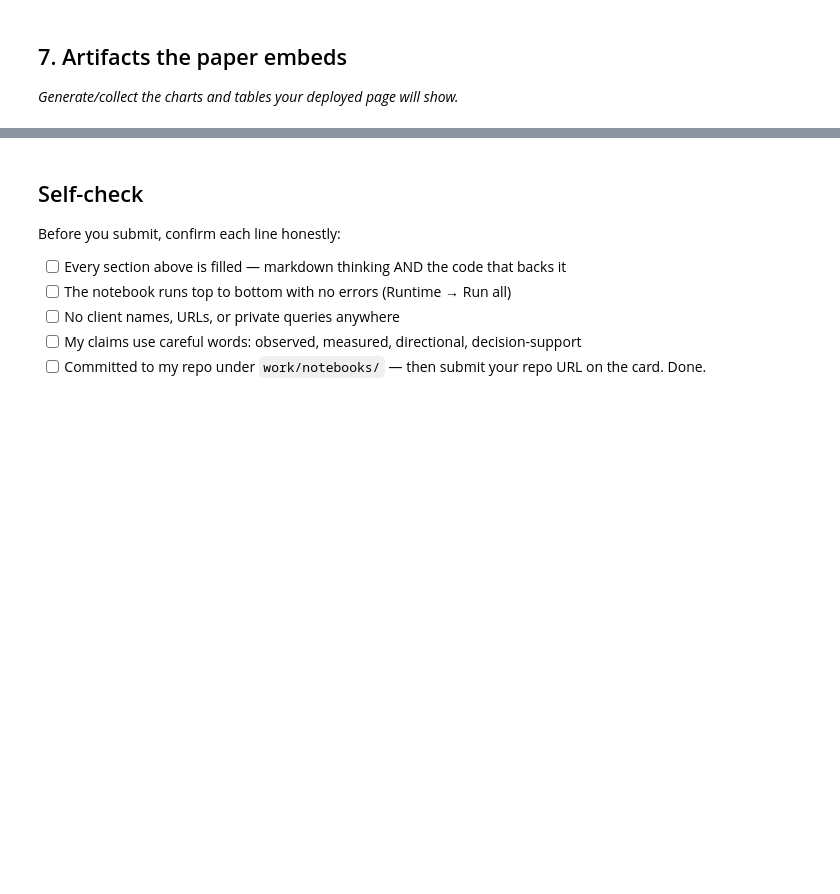
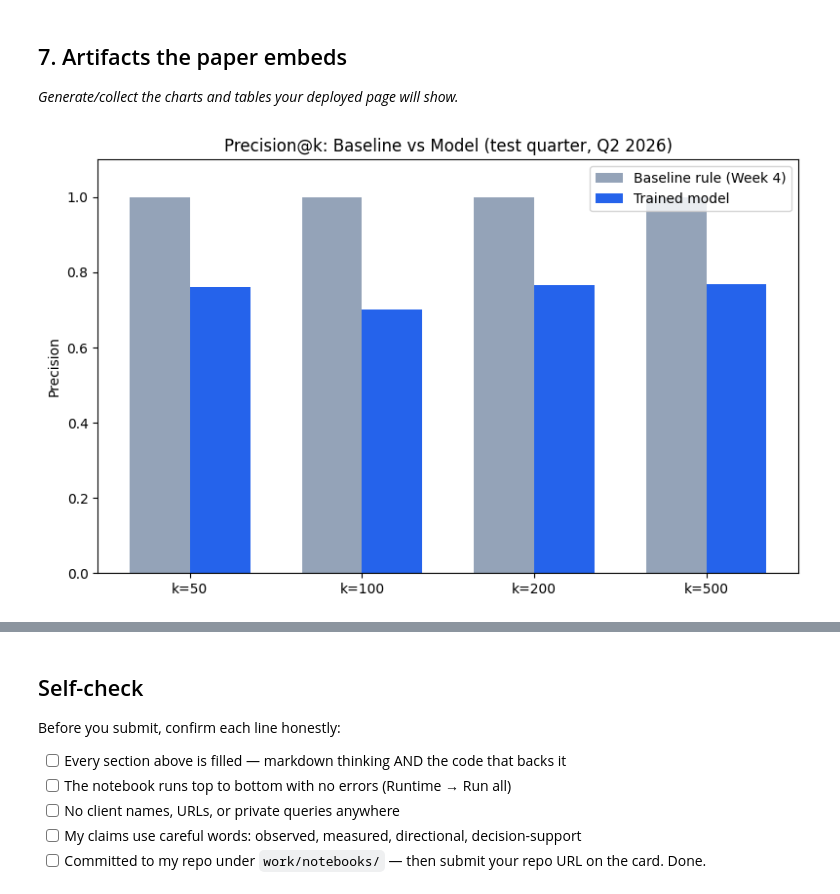
Before and after one commit to muaaz-tahir/flyrank-ml-internship, a Jupyter notebook: work/notebooks/capstone.ipynb, the cells around one changed output, grey strips where cells are left out. Cells and saved outputs as stored; diff of their text form; code cells hidden in the pictures; blank space fills up the shorter version.

```diff
--- a/work/notebooks/capstone.ipynb
+++ b/work/notebooks/capstone.ipynb
@@ -20,0 +280,6 @@ This skeleton is yours to fill. Work the sections **in order** — each one has
+# %%
+train_features['trend_pct'] = pd.to_numeric(train_features['trend_pct'], errors='coerce')
+test_features['trend_pct'] = pd.to_numeric(test_features['trend_pct'], errors='coerce')
+
+print(train_features['trend_pct'].dtype)
+print(test_features['trend_pct'].dtype)
@@ -24,0 +399,11 @@ This skeleton is yours to fill. Work the sections **in order** — each one has
+# %%
+from sklearn.metrics import roc_auc_score
+
+for k in [50, 100, 200, 500]:
+    b = precision_at_k(test_features, 'baseline_score', 'needs_review', k=k)
+    m = precision_at_k(test_features, 'model_score', 'needs_review', k=k)
+    print(f"k={k:>4}  |  baseline: {b:.3f}  |  model: {m:.3f}")
+
+baseline_auc = roc_auc_score(test_features['needs_review'], test_features['baseline_score'])
+model_auc = roc_auc_score(test_features['needs_review'], test_features['model_score'])
+print(f"\nAUC   |  baseline: {baseline_auc:.3f}  |  model: {model_auc:.3f}")
@@ -34,3 +525,32 @@ This skeleton is yours to fill. Work the sections **in order** — each one has
 ## 7. Artifacts the paper embeds
 
 *Generate/collect the charts and tables your deployed page will show.*
+# %%
+import matplotlib.pyplot as plt
+import os
+
+os.makedirs('work/outputs/figures', exist_ok=True)
+
+k_values = [50, 100, 200, 500]
+baseline_scores = [precision_at_k(test_features, 'baseline_score', 'needs_review', k=k) for k in k_values]
+model_scores = [precision_at_k(test_features, 'model_score', 'needs_review', k=k) for k in k_values]
+
+fig, ax = plt.subplots(figsize=(8, 5))
+x = range(len(k_values))
+width = 0.35
+
+ax.bar([i - width/2 for i in x], baseline_scores, width, label='Baseline rule (Week 4)', color='#94a3b8')
+ax.bar([i + width/2 for i in x], model_scores, width, label='Trained model', color='#2563eb')
+
+ax.set_xticks(x)
+ax.set_xticklabels([f'k={k}' for k in k_values])
+ax.set_ylabel('Precision')
+ax.set_title('Precision@k: Baseline vs Model (test quarter, Q2 2026)')
+ax.legend()
+ax.set_ylim(0, 1.1)
+
+plt.tight_layout()
+plt.savefig('work/outputs/figures/precision_at_k.png', dpi=150)
+plt.show()
+# %% [output]
+[figure, added]
```
Also changed, not shown: parts of 30 cells of this notebook.
